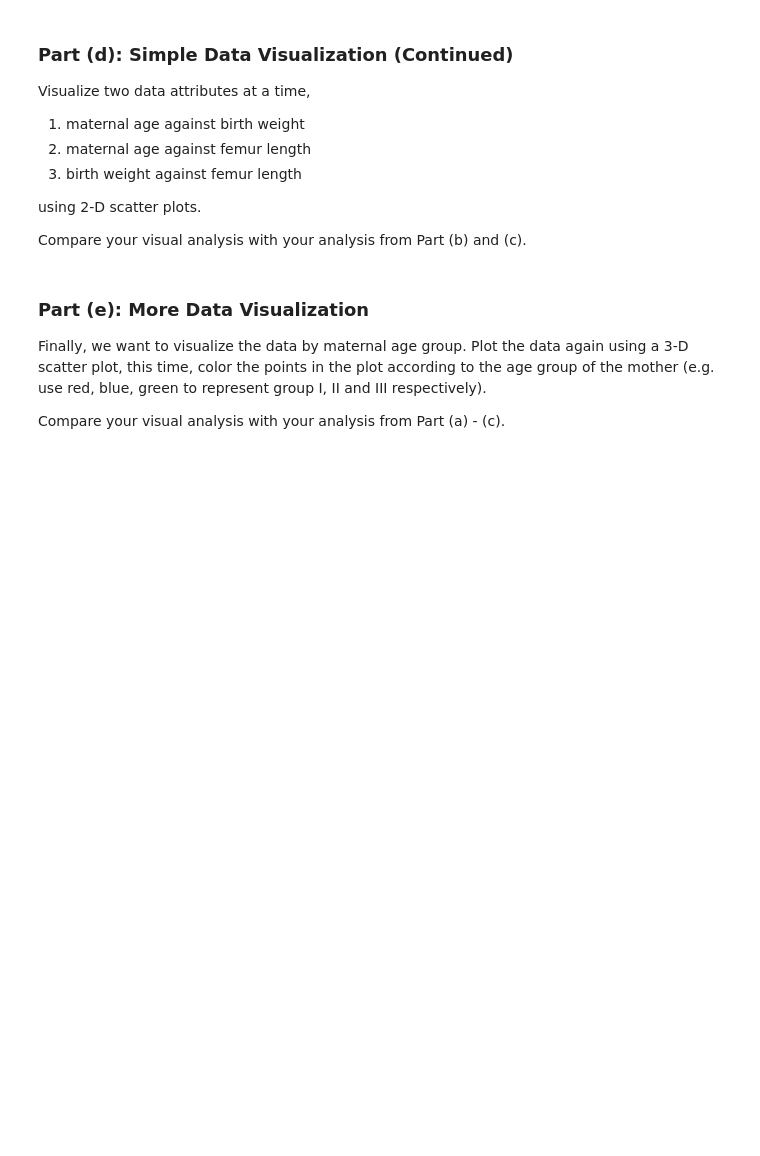
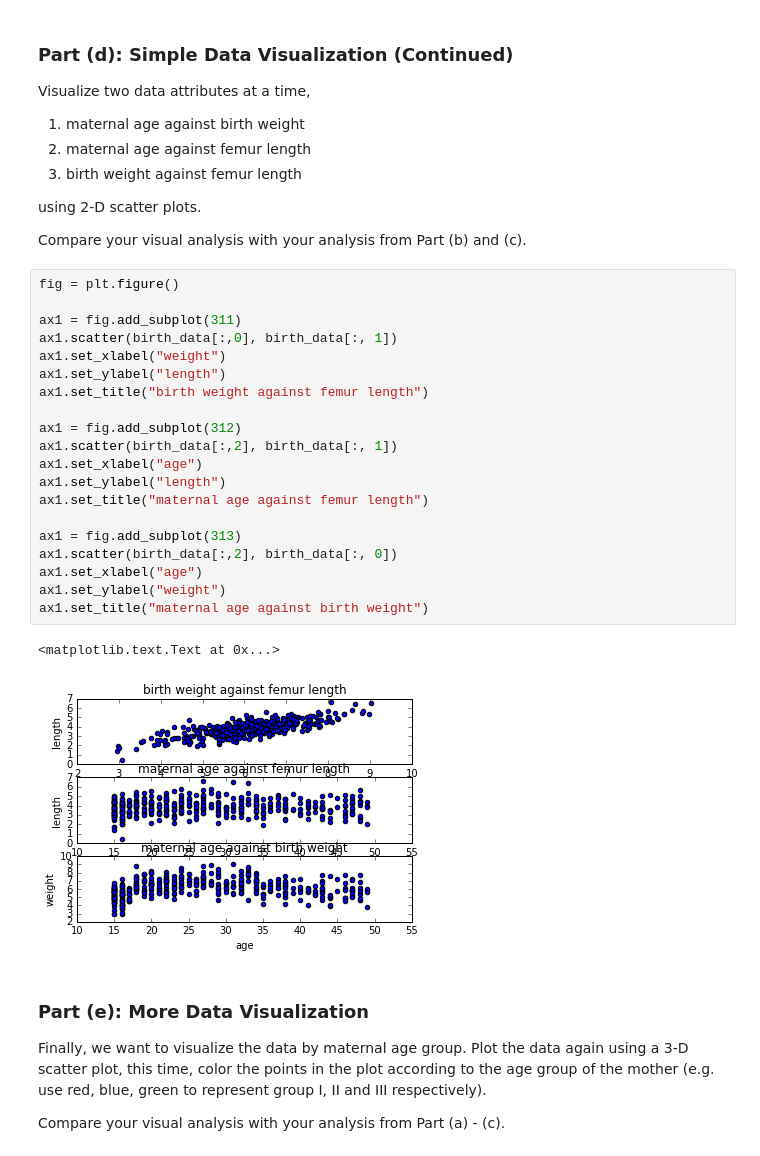
Before and after one commit to zelong430/Harvard-Data-Science, a Jupyter notebook: HW0/Datascience_HW0.ipynb, the cells around one changed output. Saved outputs shown, nothing was run; the diff lists cells and outputs as text; blank space fills up the shorter version.

```diff
--- a/HW0/Datascience_HW0.ipynb
+++ b/HW0/Datascience_HW0.ipynb
@@ -95,6 +102,29 @@ Visualize two data attributes at a time,
 using 2-D scatter plots.
 
 Compare your visual analysis with your analysis from Part (b) and (c).
+# %%
+fig = plt.figure()
+
+ax1 = fig.add_subplot(311)
+ax1.scatter(birth_data[:,0], birth_data[:, 1])
+ax1.set_xlabel("weight")
+ax1.set_ylabel("length")
+ax1.set_title("birth weight against femur length")
+
+ax1 = fig.add_subplot(312)
+ax1.scatter(birth_data[:,2], birth_data[:, 1])
+ax1.set_xlabel("age")
+ax1.set_ylabel("length")
+ax1.set_title("maternal age against femur length")
+
+ax1 = fig.add_subplot(313)
+ax1.scatter(birth_data[:,2], birth_data[:, 0])
+ax1.set_xlabel("age")
+ax1.set_ylabel("weight")
+ax1.set_title("maternal age against birth weight")
+# %% [output]
+<matplotlib.text.Text at 0x...>
+[figure, added]
 # %% [markdown]
 ### Part (e): More Data Visualization
 
```
Also changed, not shown: parts of 2 cells of this notebook.
